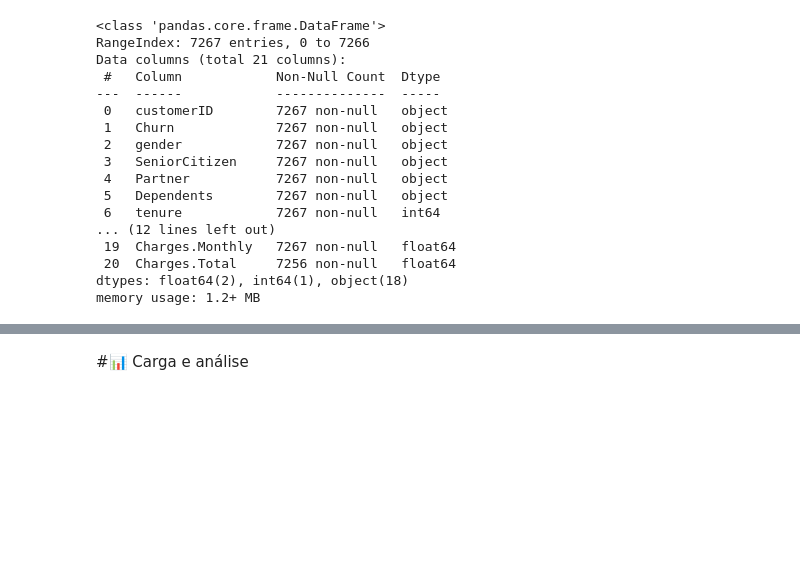
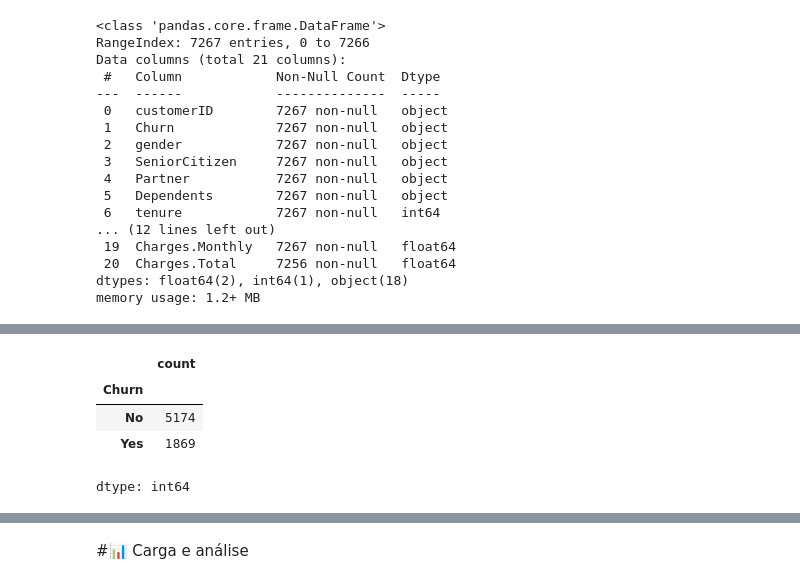
Before and after one commit to beatricemarx/G9ONE_Chalenge_TelecomX, a Jupyter notebook: TelecomX_BR.ipynb, the cells around one changed output, grey strips where cells are left out. Saved outputs shown, nothing was run; the diff lists cells and outputs as text; code cells hidden in the pictures; blank space fills up the shorter version.

```diff
--- a/TelecomX_BR.ipynb
+++ b/TelecomX_BR.ipynb
@@ -241,0 +314,10 @@ memory usage: 1.2+ MB
+# %%
+dados = dados[dados["Churn"].isin(["Yes", "No"])]
+# %%
+dados["Churn"].value_counts(dropna=False)
+# %% [output]
+|  | count |
+| Churn |  |
+| No | 5174 |
+| Yes | 1869 |
+dtype: int64
```
Also changed, not shown: parts of 10 cells of this notebook.
